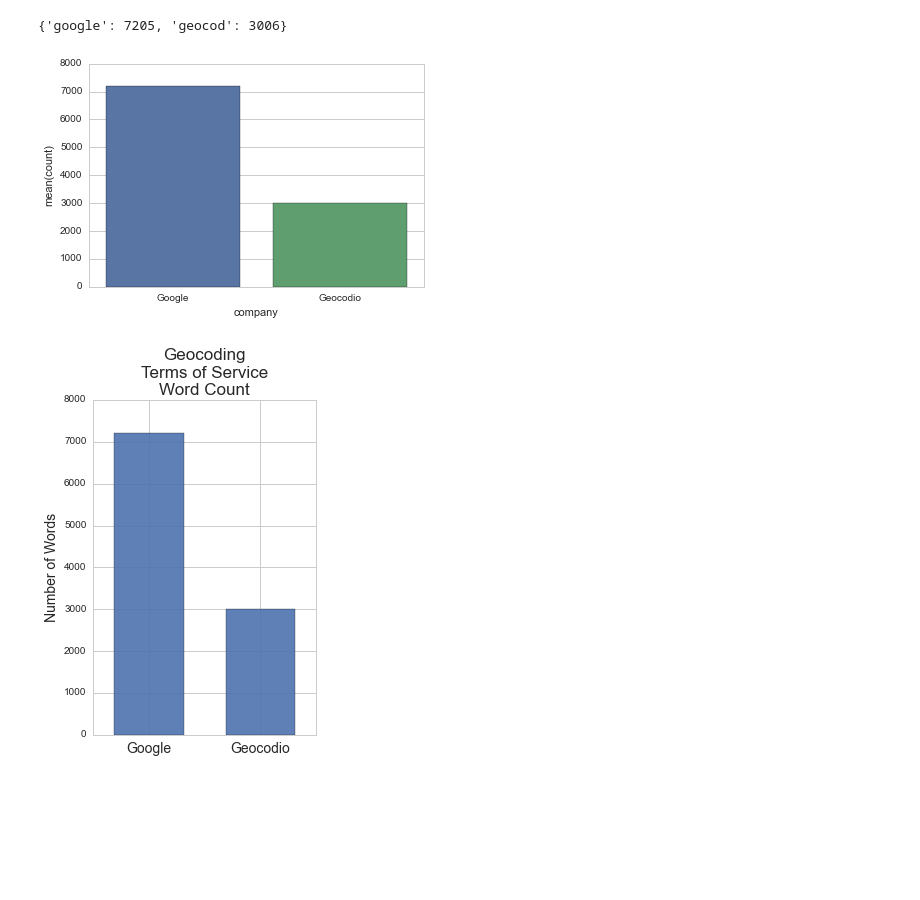
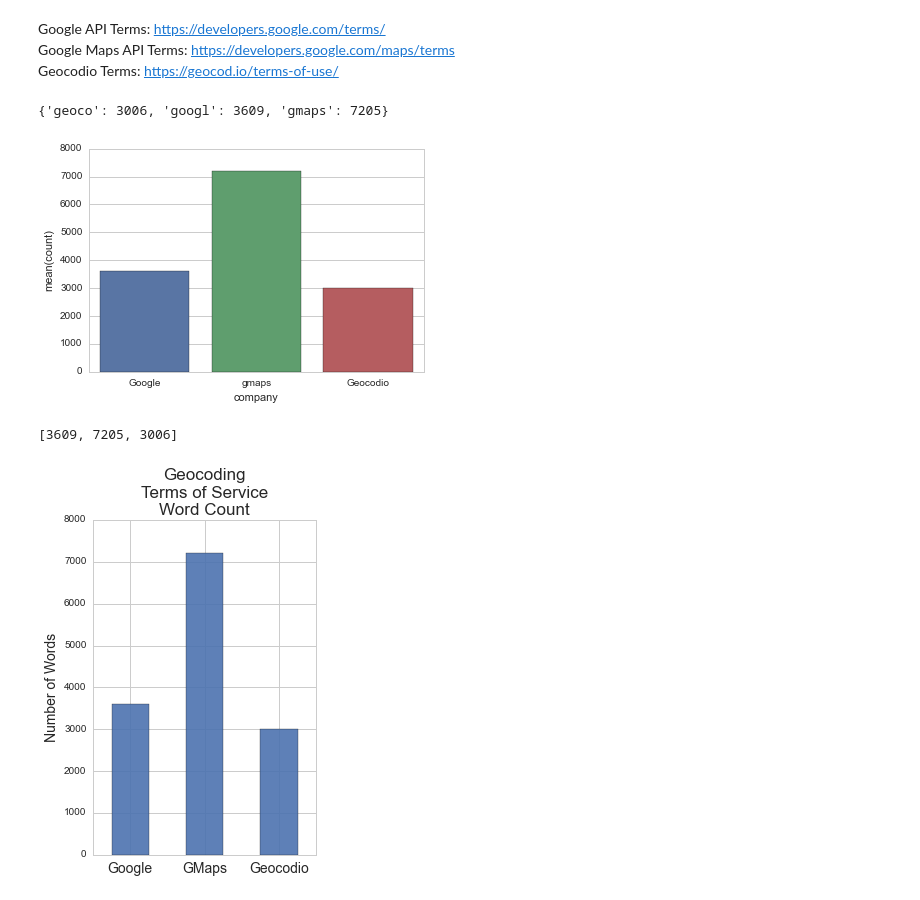
Before and after one commit to mroswell/know-your-farmer-analysis, a Jupyter notebook: Appendix II - Terms of Service Analysis.ipynb, the cells around one changed output. Drawn from its saved outputs; the diff is of its cells as text; code cells hidden in the pictures; blank space fills up the shorter version.

Commit message:
add google terms to chart

```diff
--- a/Appendix II - Terms of Service Analysis.ipynb
+++ b/Appendix II - Terms of Service Analysis.ipynb
@@ -1,3 +6,7 @@
+# %% [markdown]
+Google API Terms: https://developers.google.com/terms/
+Google Maps API Terms: https://developers.google.com/maps/terms
+Geocodio Terms: https://geocod.io/terms-of-use/
 # %%
 import pandas as pd
 
@@ -10,11 +19,14 @@ import seaborn as sns
 from textstat.textstat import textstat
 # %%
 
-fnames = ['google_maps_terms.txt',
+fnames = ['google_terms.txt',
+          'gmaps_terms.txt',
           'geocodio_terms.txt']
 word_count = {}
-word_count['google'] = 0
-word_count['geocod'] = 0
+word_count['googl'] = 0
+word_count['gmaps'] = 0
+word_count['geoco'] = 0
+
 
 for fname in fnames:
     handle = open(fname)
@@ -22,35 +34,37 @@ for fname in fnames:
         line = line.rstrip()
         words = line.split()
         for word in words:
-            word_count[fname[:6]] = word_count[fname[:6]] + 1
+            word_count[fname[:5]] = word_count[fname[:5]] + 1
 print word_count
-counter_google = word_count['google']
-counter_geocodio = word_count['geocod']
+counter_google = word_count['googl']
+counter_gmaps = word_count['gmaps']
+counter_geocodio = word_count['geoco']
 # %% [output]
-{'google': 7205, 'geocod': 3006}
+{'geoco': 3006, 'googl': 3609, 'gmaps': 7205}
 # %%
 sns.set_style("whitegrid")
-terms_data = [('Google',counter_google), ('Geocodio', counter_geocodio)]
+terms_data = [('Google',counter_google), ('gmaps',counter_gmaps), ('Geocodio', counter_geocodio)]
 terms_labels = ['company', 'count']
 # terms_data = [{'name':'company', 'terms': {counter_google, counter_geocodio}
 terms_df = pd.DataFrame.from_records(terms_data, columns=terms_labels)
 terms_df
 ax = sns.barplot(x="company", y="count", data=terms_df)
 
 # plt.bar(terms_df['count'],terms_df['company'], 4)
 # %% [output]
-[figure, old version]
+[figure, new version]
 # %%
 from pylab import rcParams
 rcParams['figure.figsize'] = 4, 6
-companies = ('Google', 'Geocodio')
-y_pos = [0,.4]
-word_counts = [counter_google, counter_geocodio]
+companies = ('Google','GMaps', 'Geocodio')
+y_pos = [0,1,2]
+word_counts = [counter_google, counter_gmaps, counter_geocodio]
+print word_counts
 plt.bar(y_pos,
         word_counts,
         align='center',
         alpha=.9,
-        width=.25)
+         width=.5)
 plt.xticks(y_pos, companies, fontsize=14)
 plt.ylabel('Number of Words',  fontsize=14)
 plt.title('Geocoding\n\
@@ -59,4 +73,5 @@ Word Count',
           fontsize=17)
 plt.show()
 # %% [output]
+[3609, 7205, 3006]
-[figure, old version]
+[figure, new version]
```
Also changed, not shown: parts of 10 cells of this notebook.
